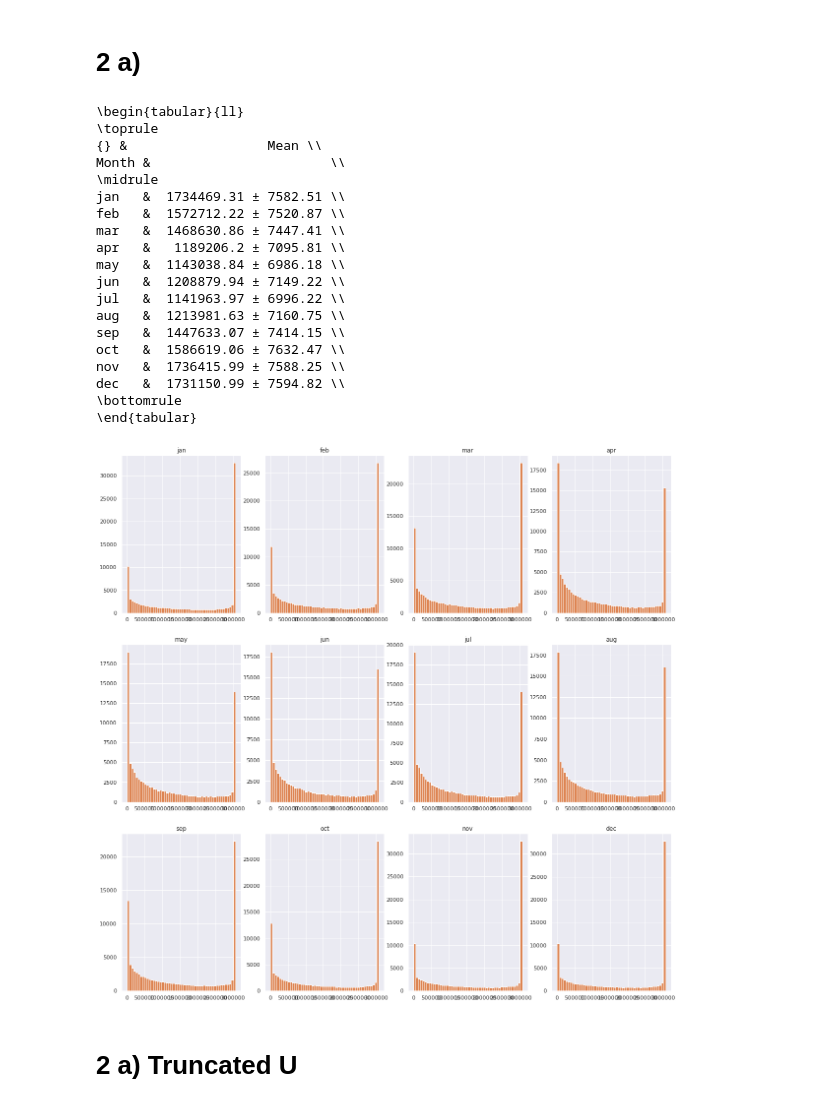
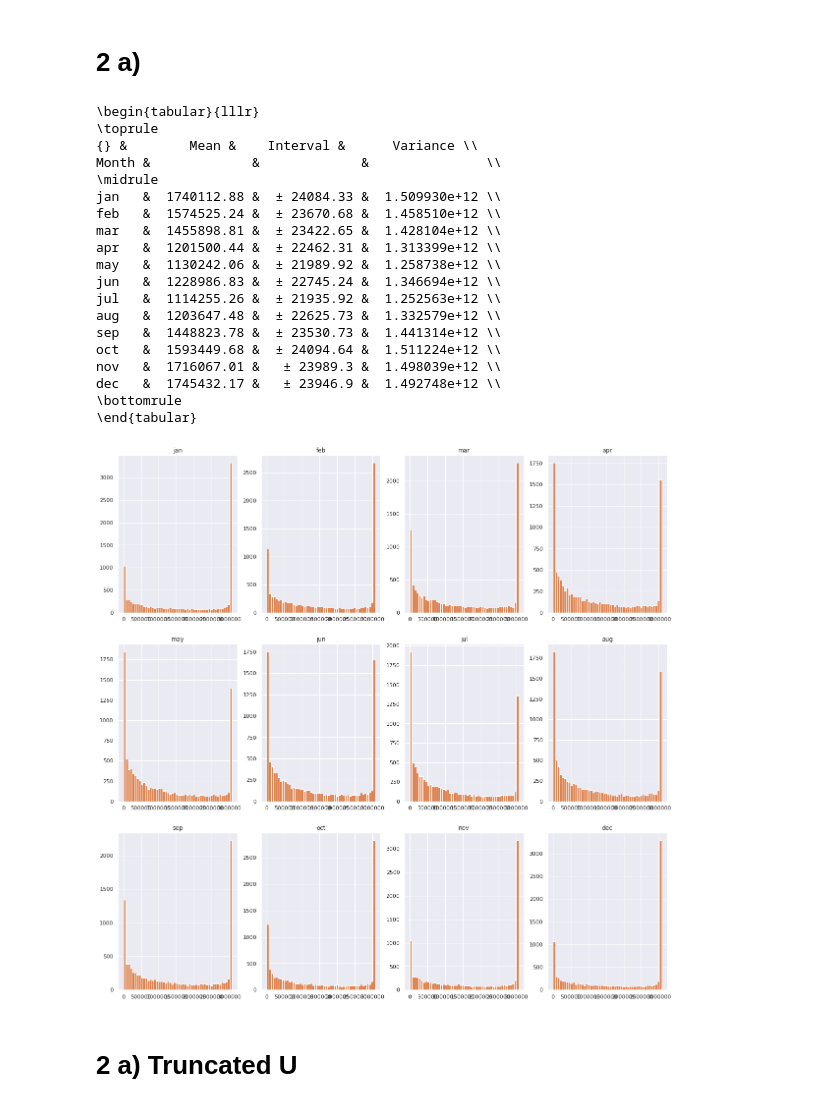
Before and after one commit to sleipner42/LP32020, a Jupyter notebook: monte-carlo/HA 1/Lab 1 Jupyter Notebook.ipynb, the cells around one changed output. Cells and saved outputs as stored; diff of their text form; code cells hidden in the pictures.

```diff
--- a/monte-carlo/HA 1/Lab 1 Jupyter Notebook.ipynb
+++ b/monte-carlo/HA 1/Lab 1 Jupyter Notebook.ipynb
@@ -27,7 +27,7 @@ P = interp1d(x,data, fill_value="extrapolate")
 calculate_power = lambda x: P(x)
 #_ = plt.plot(x,P(x))
 
-n = 100000
+n = 10**4
 
 hlp = helpers.helper_methods(n)
 hlp.init_winds()
@@ -36,49 +36,51 @@ hlp.init_winds()
 # %%
 # A) Expected amount of power
 i = 1
 result = []
 
 for key, wind in hlp.winds.items():
 
     # Plotting
     plt.subplot(3,4,i)
     i+=1
     plt.hist(wind["wind"], bins=100, density=True)
     plt.gca().set_title(key)
 
     # Calculated power from the generated wind
     power = P(wind["wind"])
     hist = plt.hist(power, bins=50)
 
     # Calculating mean, variance and the confidence interval for the mean
     mean = np.mean(power)
     var = np.var(power)
     confidence_interval = 1.96*np.sqrt(var/n)
 
-    result.append({"Month" : key, "Mean": f'{np.round(mean, decimals = 2)} ± {np.round(confidence_interval, decimals=2)}'})
+    result.append({"Month" : key, "Mean": f'{np.round(mean, decimals = 2)}',
+                   "Interval": f'± {np.round(confidence_interval, decimals=2)}',
+                    "Variance": np.round(var, decimals=2)})
 
 print(pd.DataFrame(result).set_index(keys="Month").to_latex())
 # %% [output]
-\begin{tabular}{ll}
+\begin{tabular}{lllr}
 \toprule
-{} &                  Mean \\
-Month &                       \\
+{} &        Mean &    Interval &      Variance \\
+Month &             &             &               \\
 \midrule
-jan   &  1734469.31 ± 7582.51 \\
-feb   &  1572712.22 ± 7520.87 \\
-mar   &  1468630.86 ± 7447.41 \\
-apr   &   1189206.2 ± 7095.81 \\
-may   &  1143038.84 ± 6986.18 \\
-jun   &  1208879.94 ± 7149.22 \\
-jul   &  1141963.97 ± 6996.22 \\
-aug   &  1213981.63 ± 7160.75 \\
-sep   &  1447633.07 ± 7414.15 \\
-oct   &  1586619.06 ± 7632.47 \\
-nov   &  1736415.99 ± 7588.25 \\
-dec   &  1731150.99 ± 7594.82 \\
+jan   &  1740112.88 &  ± 24084.33 &  1.509930e+12 \\
+feb   &  1574525.24 &  ± 23670.68 &  1.458510e+12 \\
+mar   &  1455898.81 &  ± 23422.65 &  1.428104e+12 \\
+apr   &  1201500.44 &  ± 22462.31 &  1.313399e+12 \\
+may   &  1130242.06 &  ± 21989.92 &  1.258738e+12 \\
+jun   &  1228986.83 &  ± 22745.24 &  1.346694e+12 \\
+jul   &  1114255.26 &  ± 21935.92 &  1.252563e+12 \\
+aug   &  1203647.48 &  ± 22625.73 &  1.332579e+12 \\
+sep   &  1448823.78 &  ± 23530.73 &  1.441314e+12 \\
+oct   &  1593449.68 &  ± 24094.64 &  1.511224e+12 \\
+nov   &  1716067.01 &   ± 23989.3 &  1.498039e+12 \\
+dec   &  1745432.17 &   ± 23946.9 &  1.492748e+12 \\
 \bottomrule
 \end{tabular}
-[figure, old version]
+[figure, new version]
 # %% [markdown]
 # 2 a) Truncated U
 # %%
```
Also changed, not shown: parts of 9 cells of this notebook.
